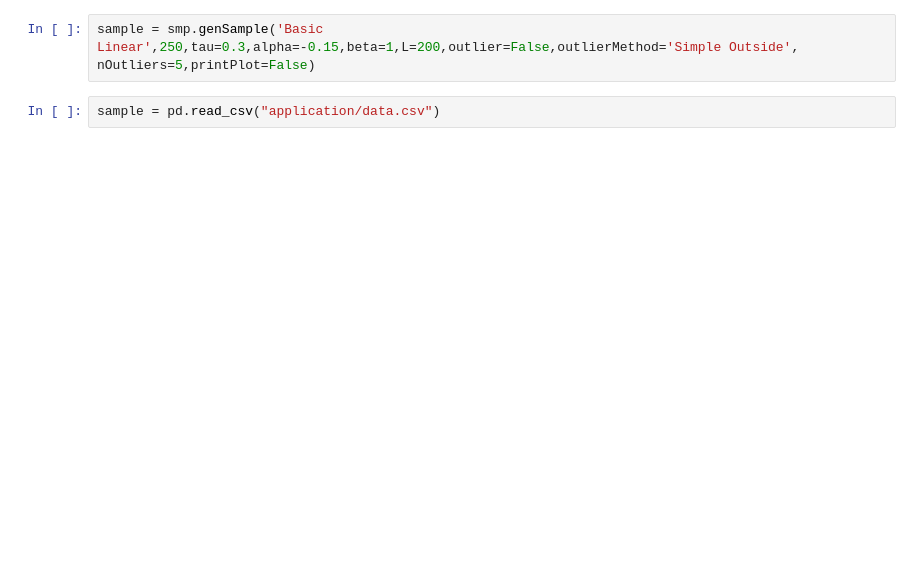
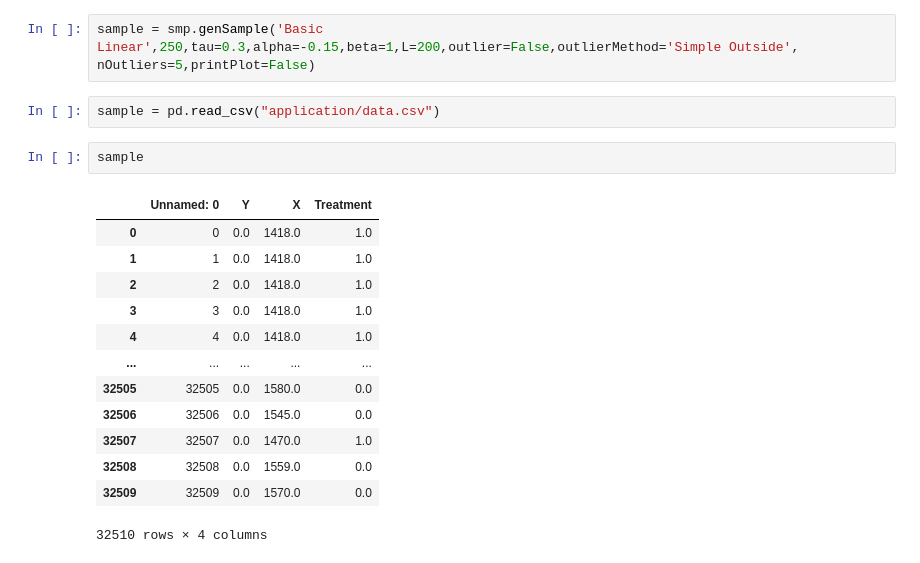
Before and after one commit to FranciscoPortilha/BSc2-Thesis---Robust-RDD, a Jupyter notebook: dev.ipynb, the cells around one changed output. Cells and saved outputs as stored; diff of their text form; blank space fills up the shorter version.

```diff
--- a/dev.ipynb
+++ b/dev.ipynb
@@ -7,6 +9,22 @@ import src.sample as smp
 sample = smp.genSample('Basic Linear',250,tau=0.3,alpha=-0.15,beta=1,L=200,outlier=False,outlierMethod='Simple Outside', nOutliers=5,printPlot=False)
 # %%
 sample = pd.read_csv("application/data.csv")
+# %%
+sample
+# %% [output]
+|  | Unnamed: 0 | Y | X | Treatment |
+| 0 | 0 | 0.0 | 1418.0 | 1.0 |
+| 1 | 1 | 0.0 | 1418.0 | 1.0 |
+| 2 | 2 | 0.0 | 1418.0 | 1.0 |
+| 3 | 3 | 0.0 | 1418.0 | 1.0 |
+| 4 | 4 | 0.0 | 1418.0 | 1.0 |
+| ... | ... | ... | ... | ... |
+| 32505 | 32505 | 0.0 | 1580.0 | 0.0 |
+| 32506 | 32506 | 0.0 | 1545.0 | 0.0 |
+| 32507 | 32507 | 0.0 | 1470.0 | 1.0 |
+| 32508 | 32508 | 0.0 | 1559.0 | 0.0 |
+| 32509 | 32509 | 0.0 | 1570.0 | 0.0 |
+32510 rows × 4 columns
 # %%
 sample.X.hist(bins= 85)
 # %% [output]
```
Also changed, not shown: parts of 13 cells of this notebook, 6 other files.
